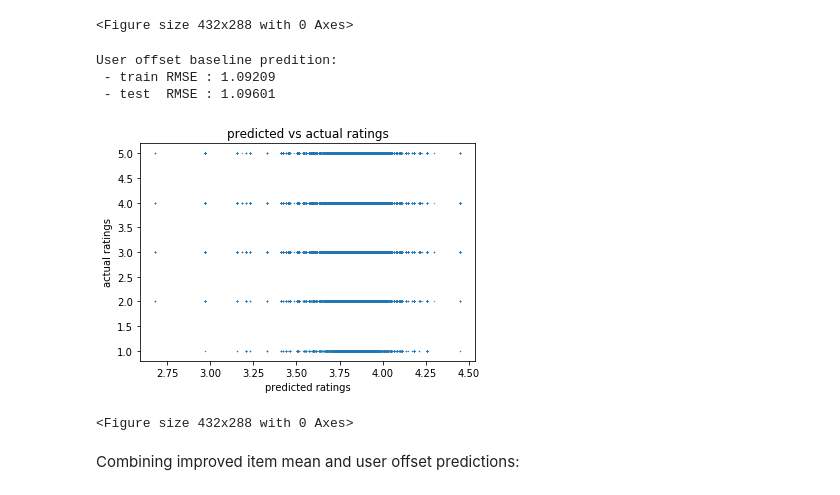
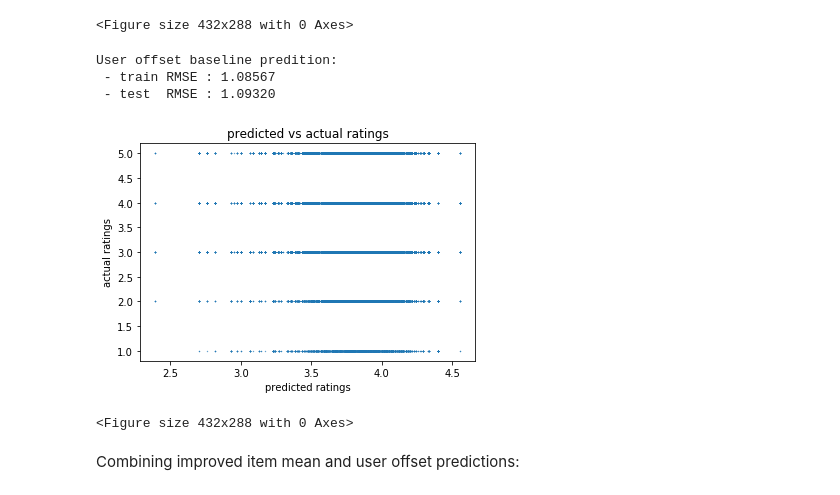
Before and after one commit to Anne-Aimee/recommender_system, a Jupyter notebook: src/main.ipynb, the cells around one changed output. Drawn from its saved outputs; the diff is of its cells as text; code cells hidden in the pictures.

```diff
--- a/src/main.ipynb
+++ b/src/main.ipynb
@@ -235,24 +235,24 @@ print("The best blending constant is : {}".format(best_blending_constant_user_of
 The best blending constant is : 21
 <Figure size 432x288 with 0 Axes>
 # %%
-rmse_user_offset_blending, better_average_user_offsets = baseline_user_offset_blending(train, test, 100)
+rmse_user_offset_blending, better_average_user_offsets = baseline_user_offset_blending(train, test, 21)
 
 print("User offset baseline predition:\n - train RMSE : {:0.5f}\n - test  RMSE : {:0.5f}"
       .format(sqrt(calculate_mse(train.data,better_average_user_offsets[train.col]+np.mean(train.data))/(train.nnz)),
               rmse_user_offset_blending))
 
 # Plot prediction versus test values
 plt.title("predicted vs actual ratings")
 plt.xlabel("predicted ratings")
 plt.ylabel("actual ratings")
 plt.scatter(better_average_user_offsets[test.row]+np.mean(train.data), test.data,s=0.1)
 plt.show()
 plt.savefig("../plots/user_offset_pred")
 # %% [output]
 User offset baseline predition:
- - train RMSE : 1.09209
- - test  RMSE : 1.09601
+ - train RMSE : 1.08567
+ - test  RMSE : 1.09320
-[figure, old version]
+[figure, new version]
 <Figure size 432x288 with 0 Axes>
 # %% [markdown]
 Combining improved item mean and user offset predictions:
```
Also changed, not shown: parts of 8 cells of this notebook, 2 other files.
